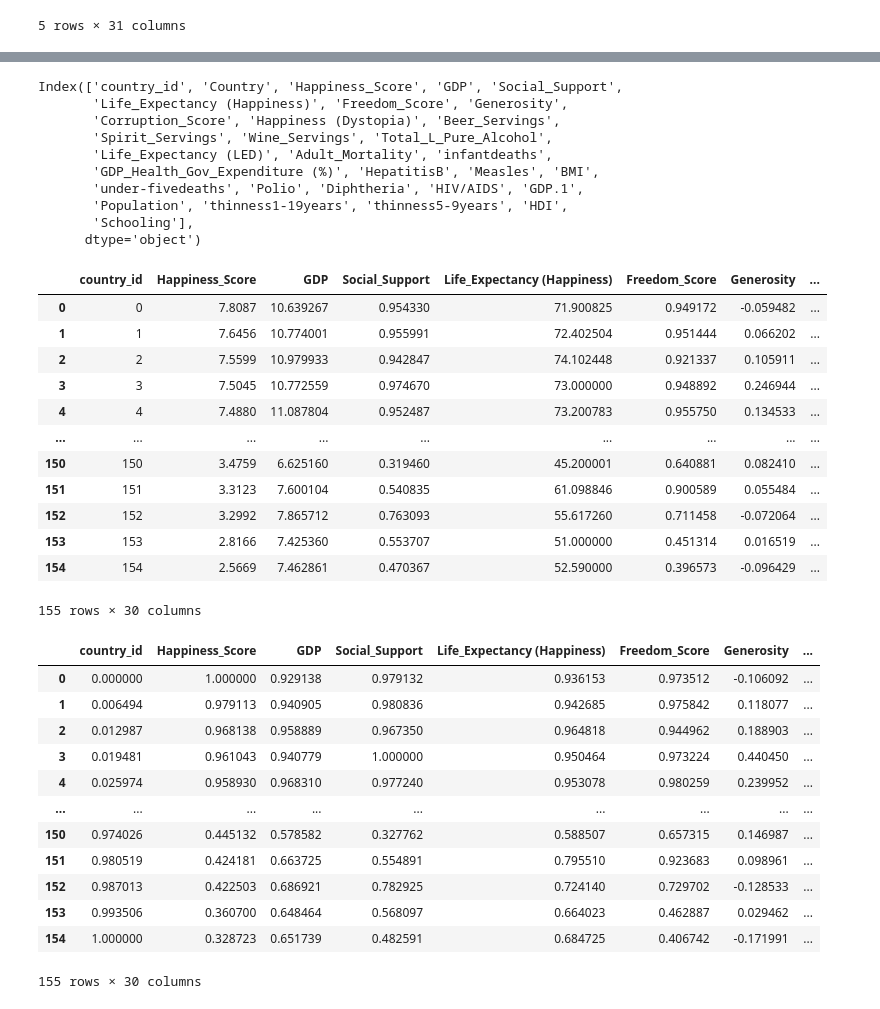
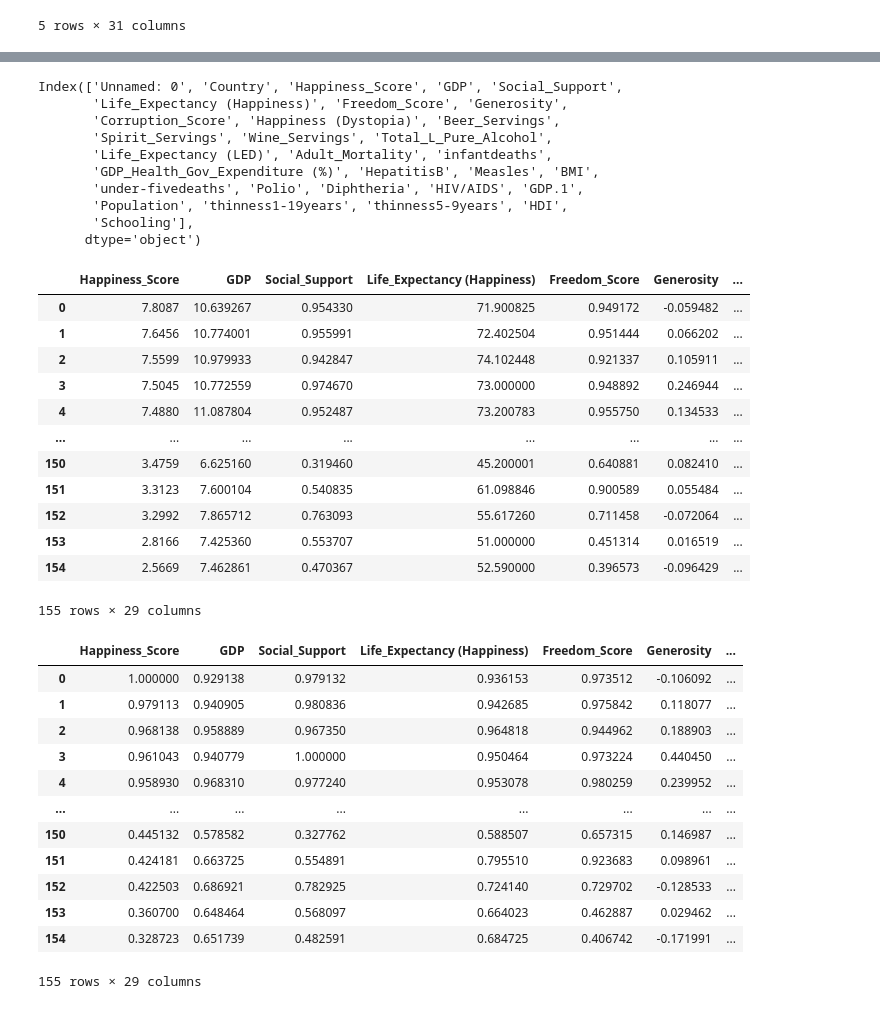
Before and after one commit to staceywai/Final-Project, a Jupyter notebook: data normalization.ipynb, the cells around one changed output, grey strips where cells are left out. Drawn from its saved outputs; the diff is of its cells as text; code cells hidden in the pictures.

```diff
--- a/data normalization.ipynb
+++ b/data normalization.ipynb
@@ -14,6 +14,3 @@ data.head()
 | 3 | 3 | Iceland | 7.5045 | 10.772559 | 0.974670 | 73.000000 | 0.948892 | ... |
 | 4 | 4 | Norway | 7.4880 | 11.087804 | 0.952487 | 73.200783 | 0.955750 | ... |
 5 rows × 31 columns
-# %%
-data.rename(columns = {'Unnamed: 0':'country_id'}, inplace = True)
-data.head()
@@ -28,7 +17,7 @@ data.head()
 # %%
 data.columns
 # %% [output]
-Index(['country_id', 'Country', 'Happiness_Score', 'GDP', 'Social_Support',
+Index(['Unnamed: 0', 'Country', 'Happiness_Score', 'GDP', 'Social_Support',
        'Life_Expectancy (Happiness)', 'Freedom_Score', 'Generosity',
        'Corruption_Score', 'Happiness (Dystopia)', 'Beer_Servings',
        'Spirit_Servings', 'Wine_Servings', 'Total_L_Pure_Alcohol',
@@ -39,30 +28,30 @@ Index(['country_id', 'Country', 'Happiness_Score', 'GDP', 'Social_Support',
        'Schooling'],
       dtype='object')
 # %%
-data = data[['country_id','Happiness_Score', 'GDP', 'Social_Support',
+data = data[['Happiness_Score', 'GDP', 'Social_Support',
        'Life_Expectancy (Happiness)', 'Freedom_Score', 'Generosity',
        'Corruption_Score', 'Happiness (Dystopia)', 'Beer_Servings',
        'Spirit_Servings', 'Wine_Servings', 'Total_L_Pure_Alcohol',
        'Life_Expectancy (LED)', 'Adult_Mortality', 'infantdeaths',
        'GDP_Health_Gov_Expenditure (%)', 'HepatitisB', 'Measles', 'BMI',
        'under-fivedeaths', 'Polio', 'Diphtheria', 'HIV/AIDS', 'GDP.1',
        'Population', 'thinness1-19years', 'thinness5-9years', 'HDI',
        'Schooling']]
 data
 # %% [output]
-|  | country_id | Happiness_Score | GDP | Social_Support | Life_Expectancy (Happiness) | Freedom_Score | Generosity | ... |
-| 0 | 0 | 7.8087 | 10.639267 | 0.954330 | 71.900825 | 0.949172 | -0.059482 | ... |
-| 1 | 1 | 7.6456 | 10.774001 | 0.955991 | 72.402504 | 0.951444 | 0.066202 | ... |
-| 2 | 2 | 7.5599 | 10.979933 | 0.942847 | 74.102448 | 0.921337 | 0.105911 | ... |
-| 3 | 3 | 7.5045 | 10.772559 | 0.974670 | 73.000000 | 0.948892 | 0.246944 | ... |
-| 4 | 4 | 7.4880 | 11.087804 | 0.952487 | 73.200783 | 0.955750 | 0.134533 | ... |
-| ... | ... | ... | ... | ... | ... | ... | ... | ... |
-| 150 | 150 | 3.4759 | 6.625160 | 0.319460 | 45.200001 | 0.640881 | 0.082410 | ... |
-| 151 | 151 | 3.3123 | 7.600104 | 0.540835 | 61.098846 | 0.900589 | 0.055484 | ... |
-| 152 | 152 | 3.2992 | 7.865712 | 0.763093 | 55.617260 | 0.711458 | -0.072064 | ... |
-| 153 | 153 | 2.8166 | 7.425360 | 0.553707 | 51.000000 | 0.451314 | 0.016519 | ... |
-| 154 | 154 | 2.5669 | 7.462861 | 0.470367 | 52.590000 | 0.396573 | -0.096429 | ... |
+|  | Happiness_Score | GDP | Social_Support | Life_Expectancy (Happiness) | Freedom_Score | Generosity | ... |
+| 0 | 7.8087 | 10.639267 | 0.954330 | 71.900825 | 0.949172 | -0.059482 | ... |
+| 1 | 7.6456 | 10.774001 | 0.955991 | 72.402504 | 0.951444 | 0.066202 | ... |
+| 2 | 7.5599 | 10.979933 | 0.942847 | 74.102448 | 0.921337 | 0.105911 | ... |
+| 3 | 7.5045 | 10.772559 | 0.974670 | 73.000000 | 0.948892 | 0.246944 | ... |
+| 4 | 7.4880 | 11.087804 | 0.952487 | 73.200783 | 0.955750 | 0.134533 | ... |
+| ... | ... | ... | ... | ... | ... | ... | ... |
+| 150 | 3.4759 | 6.625160 | 0.319460 | 45.200001 | 0.640881 | 0.082410 | ... |
+| 151 | 3.3123 | 7.600104 | 0.540835 | 61.098846 | 0.900589 | 0.055484 | ... |
+| 152 | 3.2992 | 7.865712 | 0.763093 | 55.617260 | 0.711458 | -0.072064 | ... |
+| 153 | 2.8166 | 7.425360 | 0.553707 | 51.000000 | 0.451314 | 0.016519 | ... |
+| 154 | 2.5669 | 7.462861 | 0.470367 | 52.590000 | 0.396573 | -0.096429 | ... |
-155 rows × 30 columns
+155 rows × 29 columns
 # %%
 # What needs to be imported to run this?
 
@@ -91,19 +80,19 @@ data_scaled = pd.DataFrame(scaled_data, columns=data.columns)
 # visualize the data frame
 data_scaled
 # %% [output]
-|  | country_id | Happiness_Score | GDP | Social_Support | Life_Expectancy (Happiness) | Freedom_Score | Generosity | ... |
-| 0 | 0.000000 | 1.000000 | 0.929138 | 0.979132 | 0.936153 | 0.973512 | -0.106092 | ... |
-| 1 | 0.006494 | 0.979113 | 0.940905 | 0.980836 | 0.942685 | 0.975842 | 0.118077 | ... |
-| 2 | 0.012987 | 0.968138 | 0.958889 | 0.967350 | 0.964818 | 0.944962 | 0.188903 | ... |
-| 3 | 0.019481 | 0.961043 | 0.940779 | 1.000000 | 0.950464 | 0.973224 | 0.440450 | ... |
-| 4 | 0.025974 | 0.958930 | 0.968310 | 0.977240 | 0.953078 | 0.980259 | 0.239952 | ... |
-| ... | ... | ... | ... | ... | ... | ... | ... | ... |
-| 150 | 0.974026 | 0.445132 | 0.578582 | 0.327762 | 0.588507 | 0.657315 | 0.146987 | ... |
-| 151 | 0.980519 | 0.424181 | 0.663725 | 0.554891 | 0.795510 | 0.923683 | 0.098961 | ... |
-| 152 | 0.987013 | 0.422503 | 0.686921 | 0.782925 | 0.724140 | 0.729702 | -0.128533 | ... |
-| 153 | 0.993506 | 0.360700 | 0.648464 | 0.568097 | 0.664023 | 0.462887 | 0.029462 | ... |
-| 154 | 1.000000 | 0.328723 | 0.651739 | 0.482591 | 0.684725 | 0.406742 | -0.171991 | ... |
+|  | Happiness_Score | GDP | Social_Support | Life_Expectancy (Happiness) | Freedom_Score | Generosity | ... |
+| 0 | 1.000000 | 0.929138 | 0.979132 | 0.936153 | 0.973512 | -0.106092 | ... |
+| 1 | 0.979113 | 0.940905 | 0.980836 | 0.942685 | 0.975842 | 0.118077 | ... |
+| 2 | 0.968138 | 0.958889 | 0.967350 | 0.964818 | 0.944962 | 0.188903 | ... |
+| 3 | 0.961043 | 0.940779 | 1.000000 | 0.950464 | 0.973224 | 0.440450 | ... |
+| 4 | 0.958930 | 0.968310 | 0.977240 | 0.953078 | 0.980259 | 0.239952 | ... |
+| ... | ... | ... | ... | ... | ... | ... | ... |
+| 150 | 0.445132 | 0.578582 | 0.327762 | 0.588507 | 0.657315 | 0.146987 | ... |
+| 151 | 0.424181 | 0.663725 | 0.554891 | 0.795510 | 0.923683 | 0.098961 | ... |
+| 152 | 0.422503 | 0.686921 | 0.782925 | 0.724140 | 0.729702 | -0.128533 | ... |
+| 153 | 0.360700 | 0.648464 | 0.568097 | 0.664023 | 0.462887 | 0.029462 | ... |
+| 154 | 0.328723 | 0.651739 | 0.482591 | 0.684725 | 0.406742 | -0.171991 | ... |
-155 rows × 30 columns
+155 rows × 29 columns
 # %%
 #send scaled data to csv for use in other steps
 data_scaled.to_csv('Resources/Data/scaled_data.csv')
```
Also changed, not shown: parts of 1 cell of this notebook, 2 other files.
